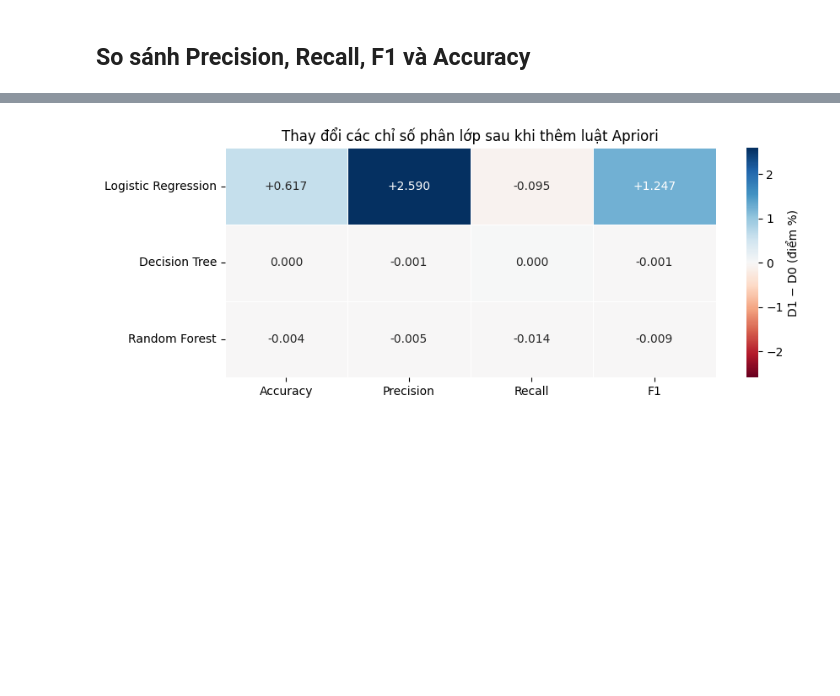
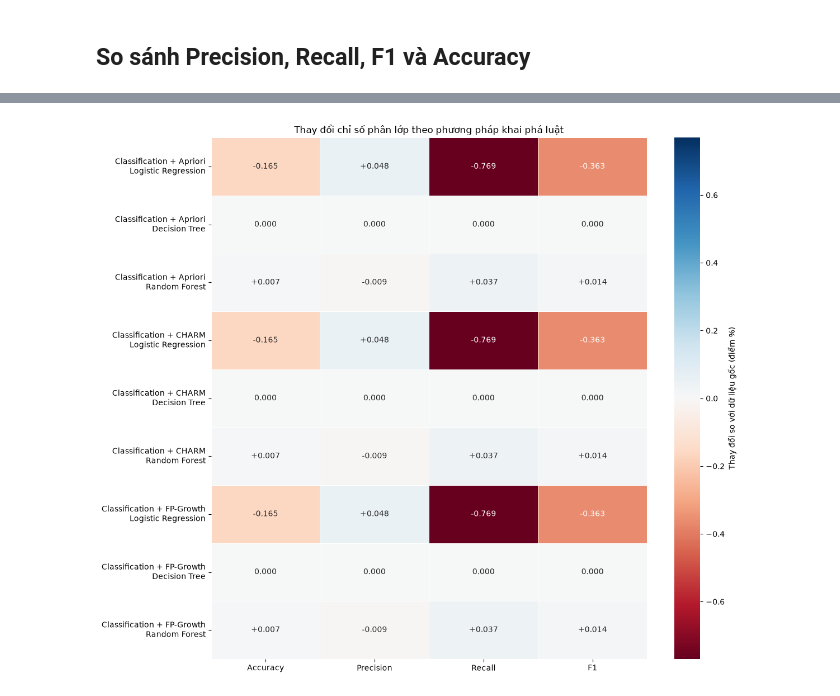
Before and after one commit to Td1nh/adm_g05_lycos, a Jupyter notebook: 03_association_classification.ipynb, the cells around one changed output, grey strips where cells are left out. Drawn from its saved outputs; the diff is of its cells as text; code cells hidden in the pictures; blank space fills up the shorter version.

```diff
--- a/03_association_classification.ipynb
+++ b/03_association_classification.ipynb
@@ -619,11 +683,11 @@ Mỗi ô ghi **số luồng** và **tỷ lệ theo nhãn thực tế**. Hai hàn
 # %%
 model_order = results["Mô hình"].drop_duplicates().tolist()
-fig, axes = plt.subplots(2, 3, figsize=(16, 8), constrained_layout=True)
+fig, axes = plt.subplots(len(datasets), len(model_order), figsize=(18, 4.5 * len(datasets)), constrained_layout=True)
 
-for row, dataset in enumerate(["D0", "D1"]):
+for row, dataset in enumerate(datasets):
     for col, model_name in enumerate(model_order):
         record = confusion_table.loc[
-            (confusion_table["Bộ dữ liệu"] == dataset)
+            (confusion_table["Kịch bản phân lớp"] == dataset)
             & (confusion_table["Mô hình"] == model_name)
         ].iloc[0]
         matrix = np.array([
@@ -645,7 +709,7 @@ for row, dataset in enumerate(["D0", "D1"]):
             xticklabels=["Benign", "Attack"],
             yticklabels=["Benign", "Attack"],
         )
-        axes[row, col].set_title(f"{dataset} | {model_name}")
+        axes[row, col].set_title(f"{dataset}\n{model_name}")
         axes[row, col].set_xlabel("Dự đoán")
         axes[row, col].set_ylabel("Thực tế")
         axes[row, col].tick_params(axis="y", rotation=0)
@@ -677,17 +759,21 @@ display(score_table)
 # %%
 model_order = results["Mô hình"].drop_duplicates().tolist()
-d0 = results[results["Bộ dữ liệu"] == "D0"].set_index("Mô hình")
-d1 = results[results["Bộ dữ liệu"] == "D1"].set_index("Mô hình")
-
-effect = pd.DataFrame({"Mô hình": model_order})
-for metric in metric_cols:
-    effect[f"Δ {metric} (điểm %)"] = (
-        d1.loc[model_order, metric].to_numpy()
-        - d0.loc[model_order, metric].to_numpy()
-    ) * 100
+metric_cols = ["Accuracy", "Precision (attack)", "Recall (attack)", "F1 (attack)"]
+d0 = results[results["Kịch bản phân lớp"] == baseline_label].set_index("Mô hình")
+effect_rows = []
+for dataset in list(datasets)[1:]:
+    compared = results[results["Kịch bản phân lớp"] == dataset].set_index("Mô hình")
+    for model_name in model_order:
+        row = {"Kịch bản phân lớp": dataset, "Mô hình": model_name}
+        for metric in metric_cols:
+            row[f"Δ {metric} (điểm %)"] = 100 * (
+                compared.loc[model_name, metric] - d0.loc[model_name, metric]
+            )
+        effect_rows.append(row)
+effect = pd.DataFrame(effect_rows)
 
 effect_display = effect.copy()
-for col in effect.columns[1:]:
+for col in effect.columns[2:]:
     effect_display[col] = effect_display[col].map(
         lambda value: "0.000" if abs(value) < .0005 else f"{value:+.3f}"
     )
@@ -701,24 +793,25 @@ effect.to_csv("04_output/03_association_classification/rule_feature_effect.csv",
 # %%
-delta = effect.set_index("Mô hình")
+delta = effect.set_index(["Kịch bản phân lớp", "Mô hình"])
 delta.columns = ["Accuracy", "Precision", "Recall", "F1"]
+delta.index = [f"{scenario}\n{model}" for scenario, model in delta.index]
 values = delta.to_numpy()
 limit = np.abs(values).max()
 annotations = np.array([
     ["0.000" if abs(value) < .0005 else f"{value:+.3f}" for value in row]
     for row in values
 ])
 
-fig, ax = plt.subplots(figsize=(9, 3.5))
+fig, ax = plt.subplots(figsize=(12, 2 + 0.9 * len(delta)))
 sns.heatmap(
     delta, annot=annotations, fmt="", cmap="RdBu", center=0,
     vmin=-limit, vmax=limit, linewidths=.5, linecolor="white",
-    cbar_kws={"label": "D1 − D0 (điểm %)"}, ax=ax,
+    cbar_kws={"label": "Thay đổi so với dữ liệu gốc (điểm %)"}, ax=ax,
 )
-ax.set_title(f"Thay đổi các chỉ số phân lớp sau khi thêm luật {chosen_method}")
+ax.set_title("Thay đổi chỉ số phân lớp theo phương pháp khai phá luật")
 ax.set_xlabel("")
 ax.set_ylabel("")
 plt.tight_layout()
 plt.savefig("04_output/03_association_classification/metric_changes.png", dpi=160, bbox_inches="tight")
 plt.show()
 # %% [output]
-[figure, old version]
+[figure, new version]
```
Also changed, not shown: parts of 30 cells of this notebook, 2 other files.
